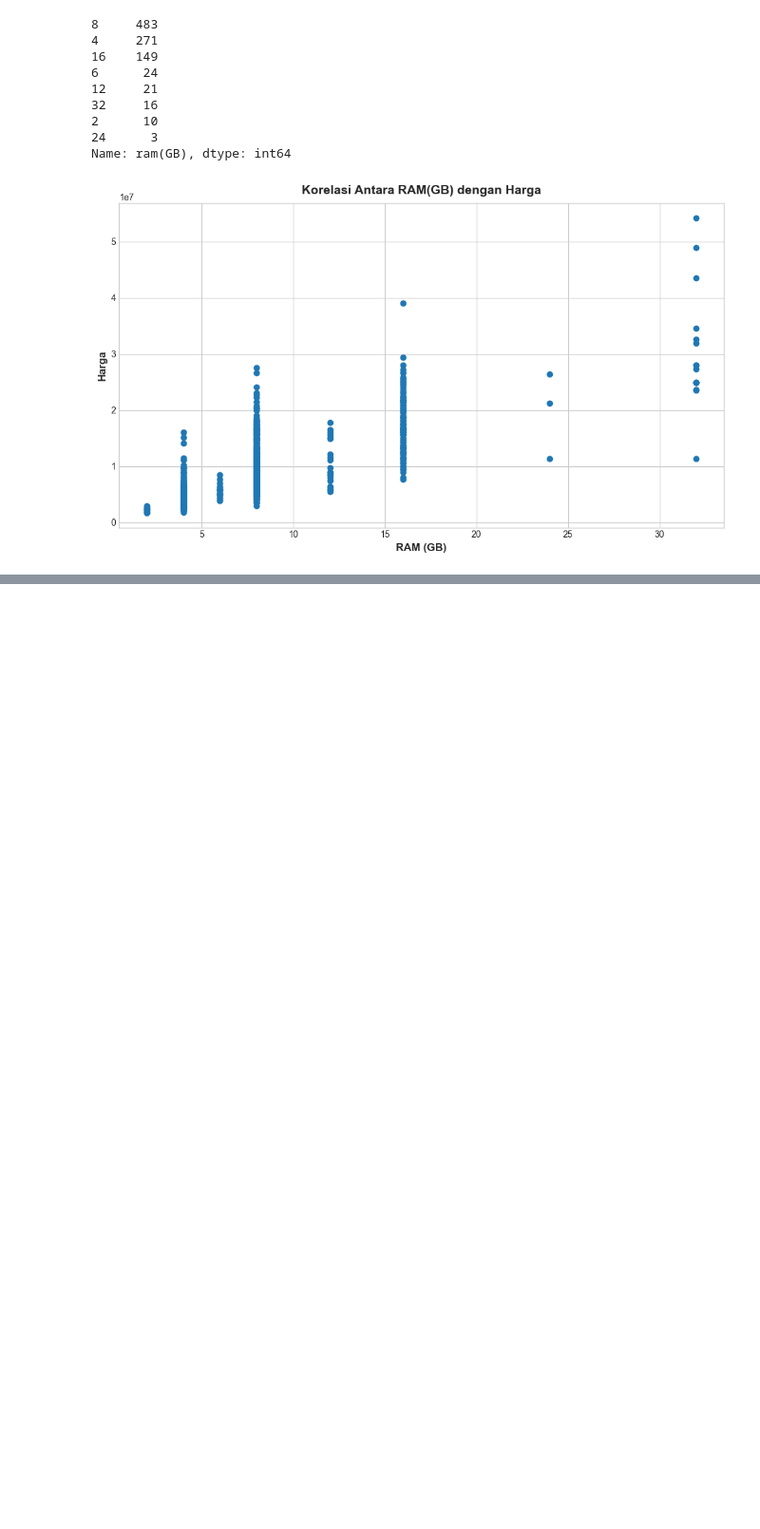
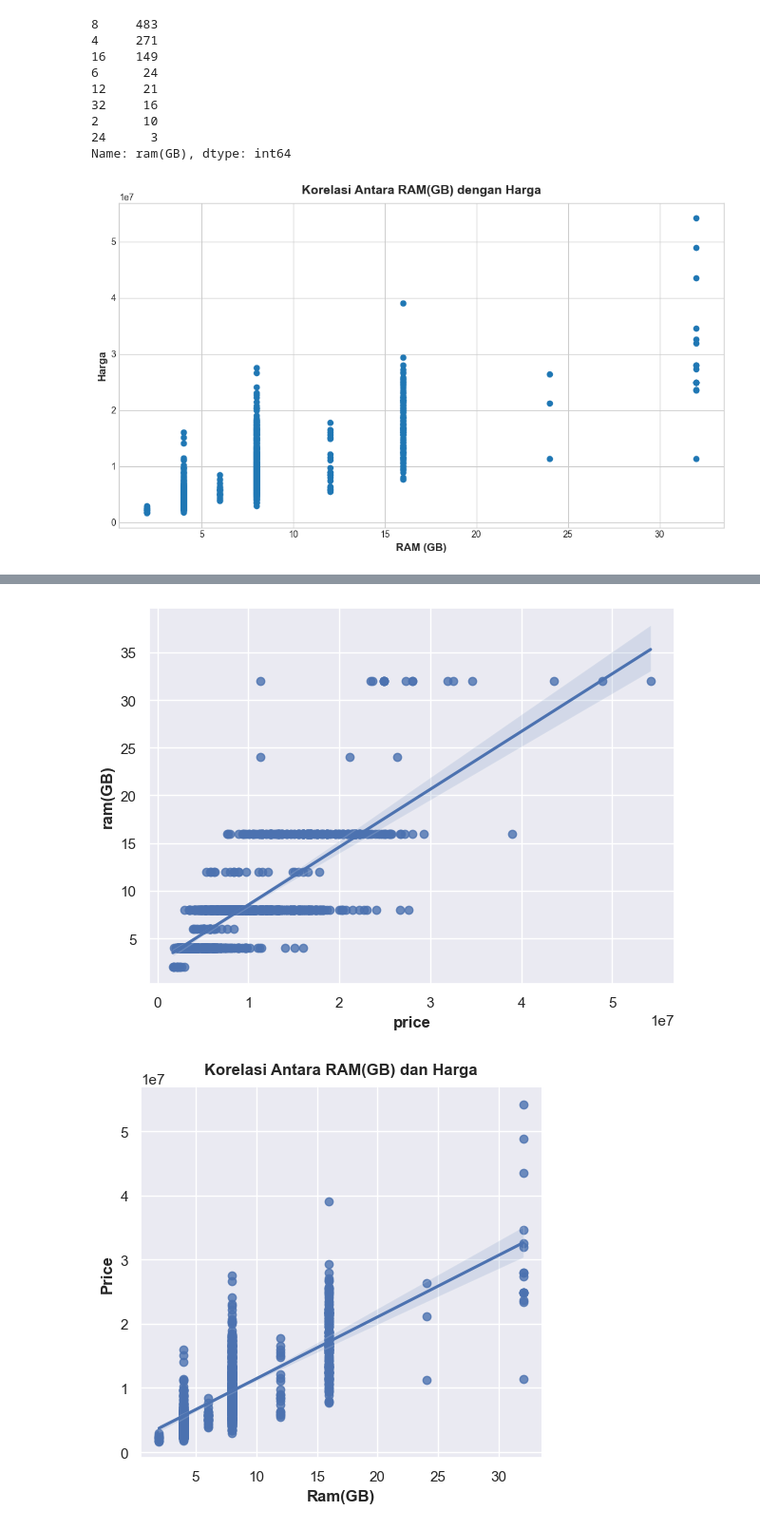
Before and after one commit to indraJuliansyahPutra/Laptop-Price, a Jupyter notebook: visualisasi.ipynb, the cells around one changed output, grey strips where cells are left out. Shown at 95% size. Cells and saved outputs as stored; diff of their text form; code cells hidden in the pictures; blank space fills up the shorter version.

```diff
--- a/visualisasi.ipynb
+++ b/visualisasi.ipynb
@@ -245,0 +224,13 @@ plt.show()
+# %%
+sns.set(style='darkgrid')
+
+sns.regplot(data=laptop, y = 'ram(GB)', y = 'price')
+sns.lmplot(data=laptop, x = 'ram(GB)', y = 'price')
+
+plt.title("Korelasi Antara RAM(GB) dan Harga")
+plt.xlabel('Ram(GB)')
+plt.ylabel('Price')
+plt.show()
+# %% [output]
+[figure, added]
+[figure, added]
```
Also changed, not shown: parts of 6 cells of this notebook.
